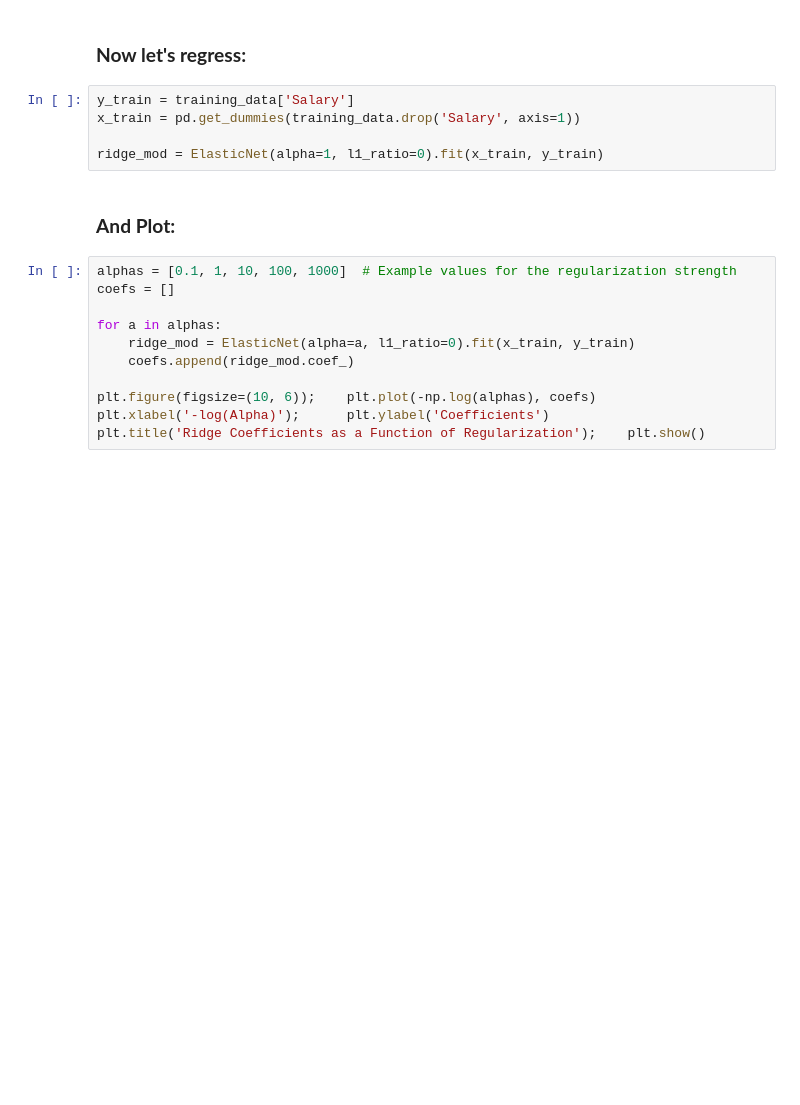
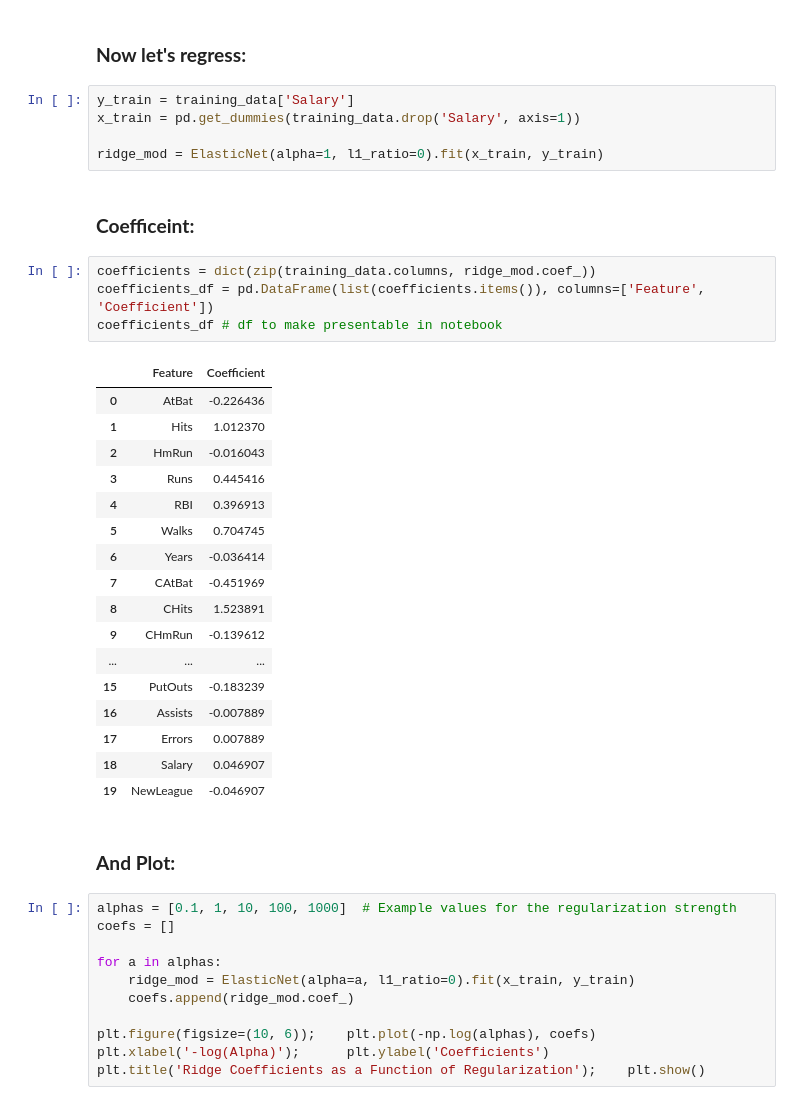
Before and after one commit to almsam/ML-playground, a Jupyter notebook: part 12 Ridge.ipynb, the cells around one changed output. Saved outputs shown, nothing was run; the diff lists cells and outputs as text; blank space fills up the shorter version.

Commit message:
coef

```diff
--- a/part 12 Ridge.ipynb
+++ b/part 12 Ridge.ipynb
@@ -75,6 +75,30 @@ y_train = training_data['Salary']
 x_train = pd.get_dummies(training_data.drop('Salary', axis=1))
 
 ridge_mod = ElasticNet(alpha=1, l1_ratio=0).fit(x_train, y_train)
+# %% [markdown]
+### **Coefficeint:**
+# %%
+coefficients = dict(zip(training_data.columns, ridge_mod.coef_))
+coefficients_df = pd.DataFrame(list(coefficients.items()), columns=['Feature', 'Coefficient'])
+coefficients_df # df to make presentable in notebook
+# %% [output]
+|  | Feature | Coefficient |
+| 0 | AtBat | -0.226436 |
+| 1 | Hits | 1.012370 |
+| 2 | HmRun | -0.016043 |
+| 3 | Runs | 0.445416 |
+| 4 | RBI | 0.396913 |
+| 5 | Walks | 0.704745 |
+| 6 | Years | -0.036414 |
+| 7 | CAtBat | -0.451969 |
+| 8 | CHits | 1.523891 |
+| 9 | CHmRun | -0.139612 |
+| ... | ... | ... |
+| 15 | PutOuts | -0.183239 |
+| 16 | Assists | -0.007889 |
+| 17 | Errors | 0.007889 |
+| 18 | Salary | 0.046907 |
+| 19 | NewLeague | -0.046907 |
 # %% [markdown]
 ### **And Plot:**
 # %%
```
Also changed, not shown: parts of 1 cell of this notebook.
